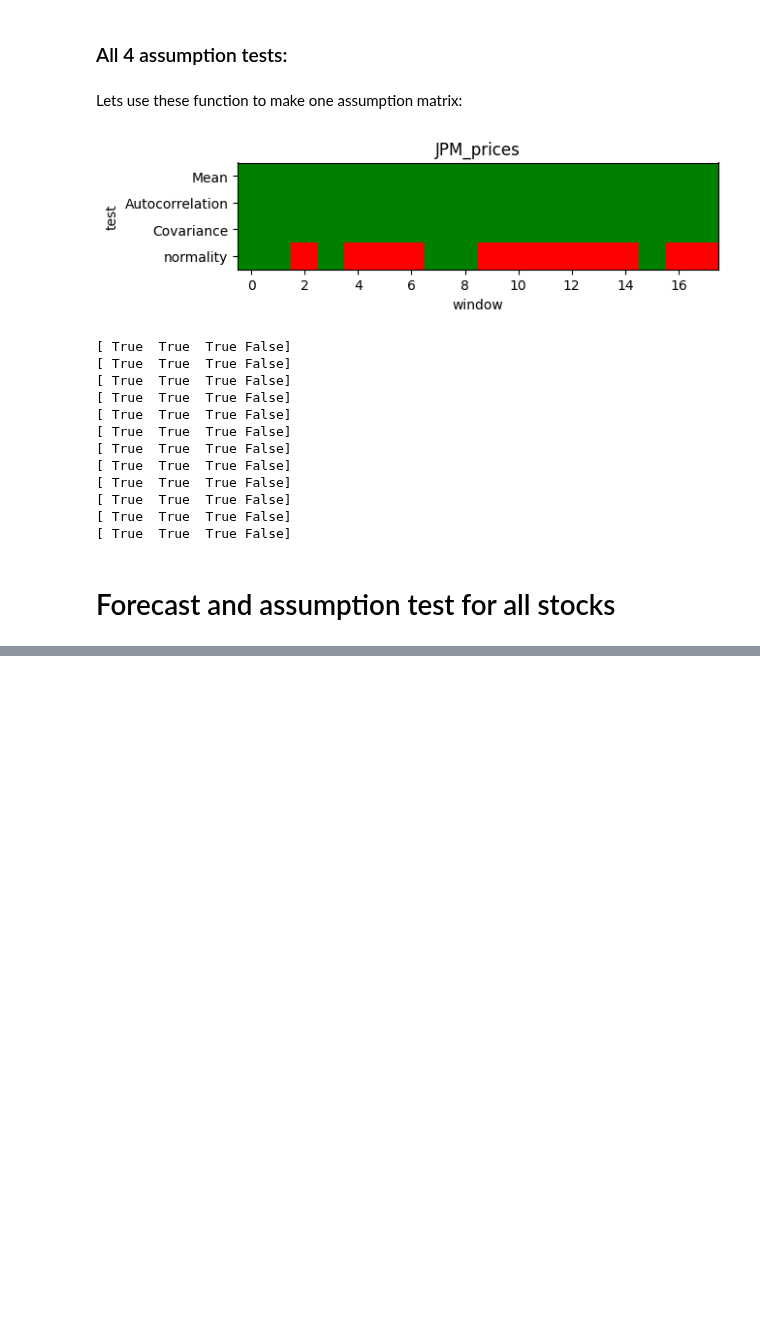
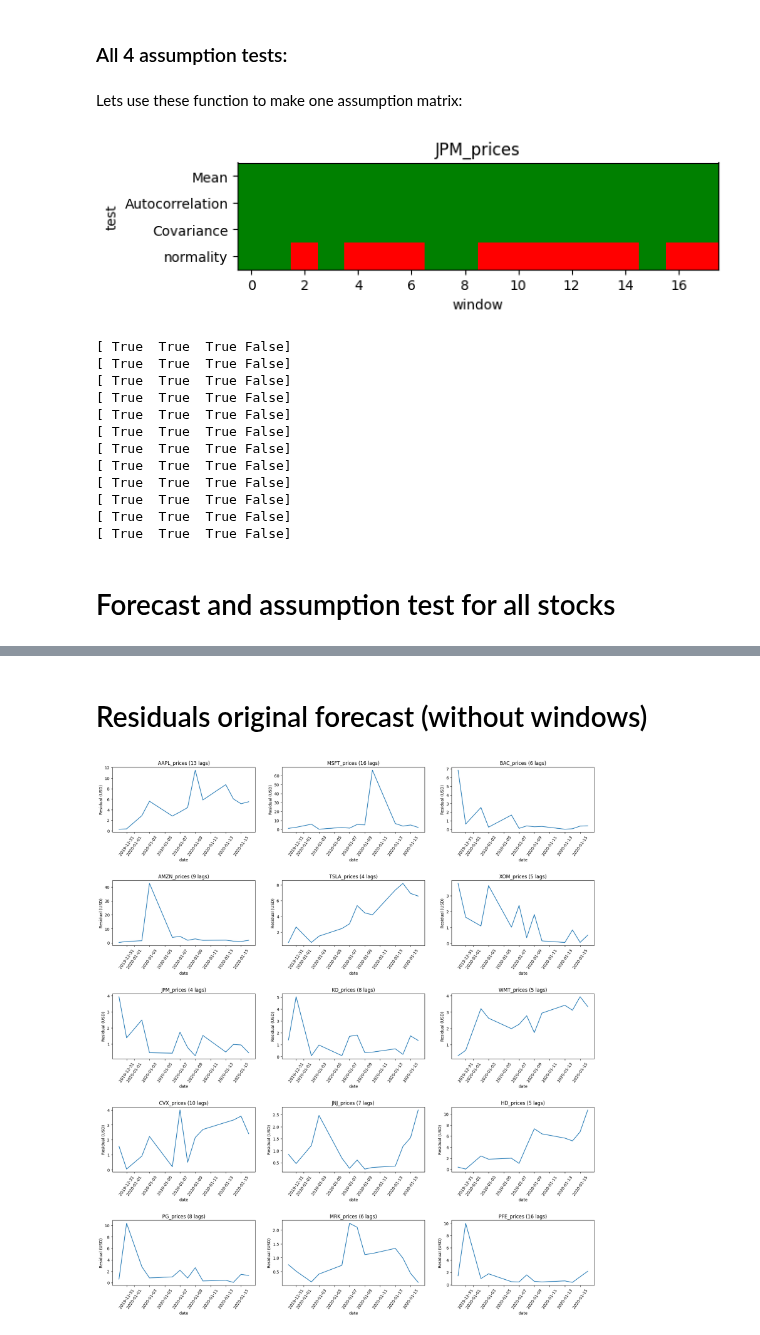
Before and after one commit to DerkNiessink/Project_SDA, a Jupyter notebook: src/Combined Stock Sentiment.ipynb, the cells around one changed output, grey strips where cells are left out. Drawn from its saved outputs; the diff is of its cells as text; code cells hidden in the pictures; blank space fills up the shorter version.

```diff
--- a/src/Combined Stock Sentiment.ipynb
+++ b/src/Combined Stock Sentiment.ipynb
@@ -583,0 +610,22 @@ plt.show()
+# %% [markdown]
+# Residuals original forecast (without windows)
+# %%
+original_forecasts = []
+fig = plt.figure(figsize = (18, 20))
+i = 0
+for result, merged_df in zip(results, merged_dfs):
+    i+=1
+    forecasted, real_prices = forecast(result, merged_df)
+    original_forecasts.append(forecasted)
+    residuals = RMSE(forecasted["price"], real_prices["Close"])[1]
+    plt.subplot(5, 3, i)
+    plt.title(f"{result.names[0]} ({result.k_ar} lags)" )
+    plt.xlabel('date')
+    plt.ylabel('Residual (USD)')
+    days = real_prices.index[:-1] # Last date no data for forecast
+    plt.plot(days, residuals)
+    plt.xticks(rotation=55)
+fig.tight_layout(pad = 3)
+plt.show()
+# %% [output]
+[figure, added]
```
Also changed, not shown: parts of 11 cells of this notebook.
